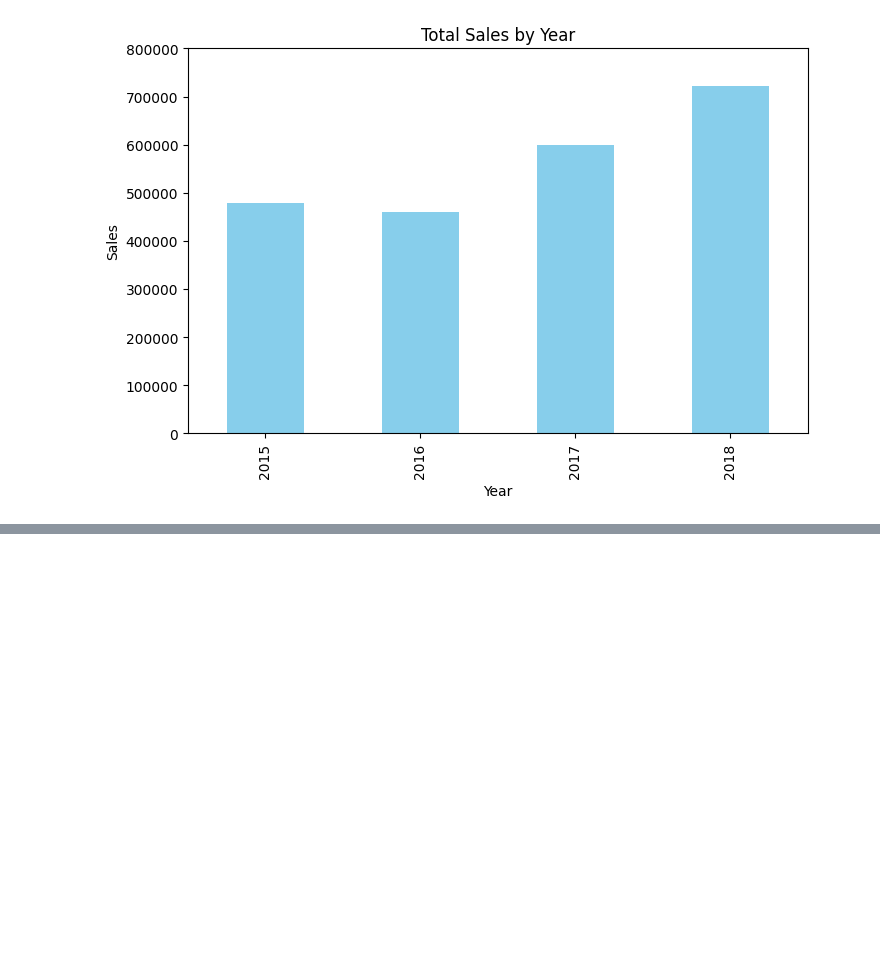
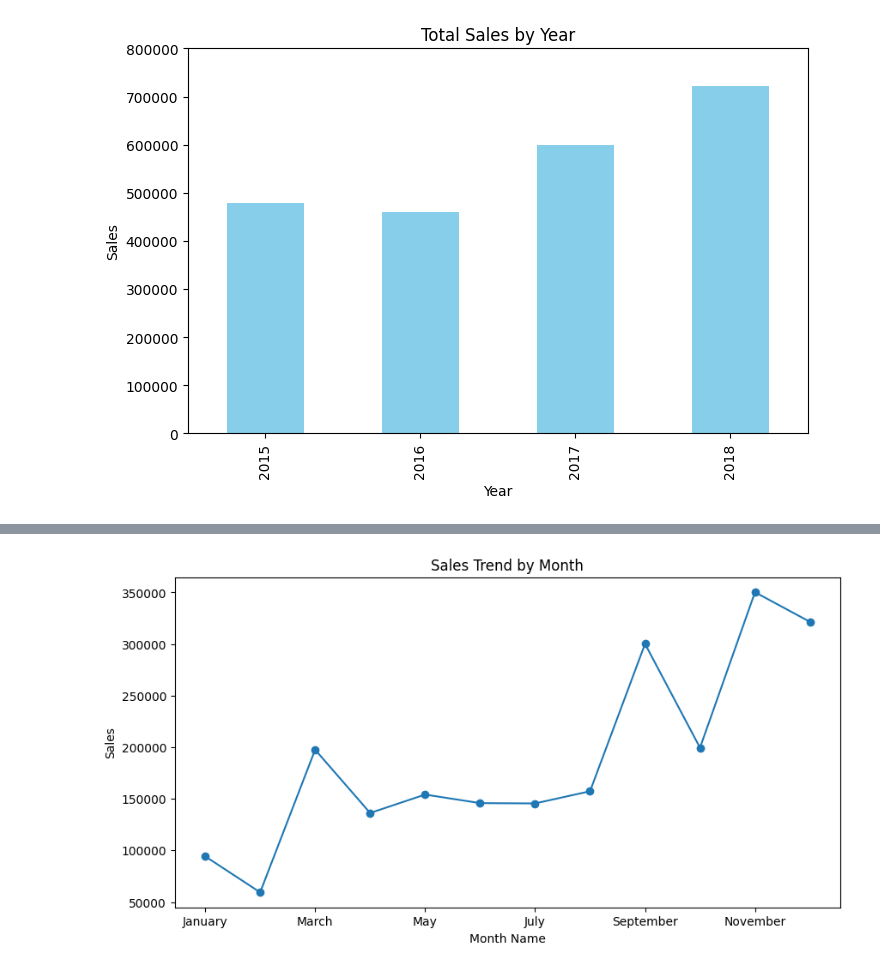
Before and after one commit to Feian-osa/Minor-Internship-project, a Jupyter notebook: notebooks/superstore_sales_dashboard.ipynb, the cells around one changed output, grey strips where cells are left out. Drawn from its saved outputs; the diff is of its cells as text; code cells hidden in the pictures; blank space fills up the shorter version.

Commit message:
Superstore sales dashboard: Sales by month, category, region, top categories, bottom categories

```diff
--- a/notebooks/superstore_sales_dashboard.ipynb
+++ b/notebooks/superstore_sales_dashboard.ipynb
@@ -285,3 +285,9 @@ plt.ylim(0, 800000)
 plt.show()
 # %% [output]
 [figure]
+# %%
+sales_by_month = data.groupby('Month Name')['Sales'].sum().reindex([
+    'January','February','March','April','May','June',
+    'July','August','September','October','November','December'
+])
+sales_by_month   ## do you guys this it is better to take sales in integer than in float or it doesnot matter?
@@ -287,0 +309,6 @@ plt.show()
+# %%
+sales_by_month.plot(kind='line', figsize=(10,5), marker='o', title='Sales Trend by Month')
+plt.ylabel('Sales')
+plt.show()
+# %% [output]
+[figure, added]
```
Also changed, not shown: parts of 7 cells of this notebook.
